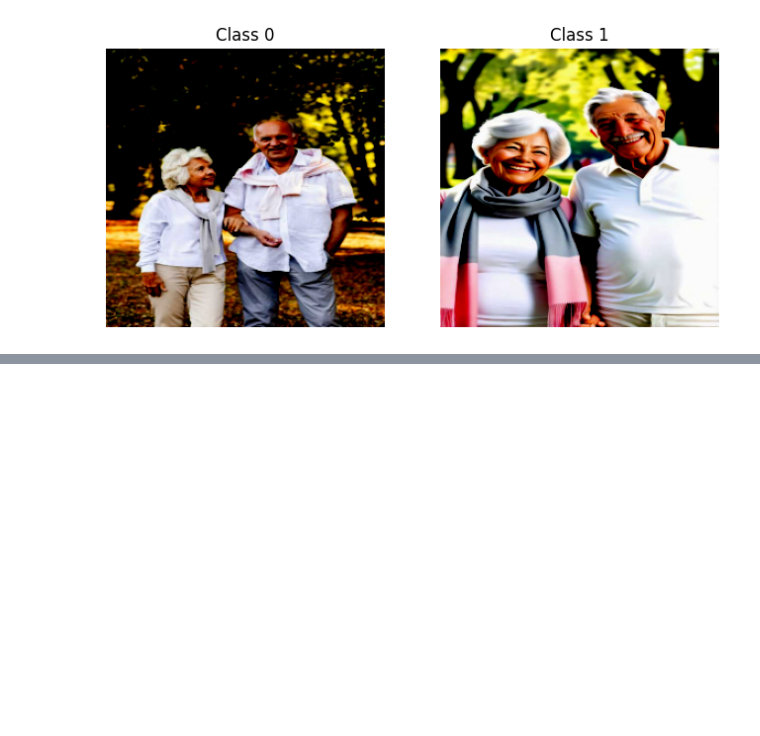
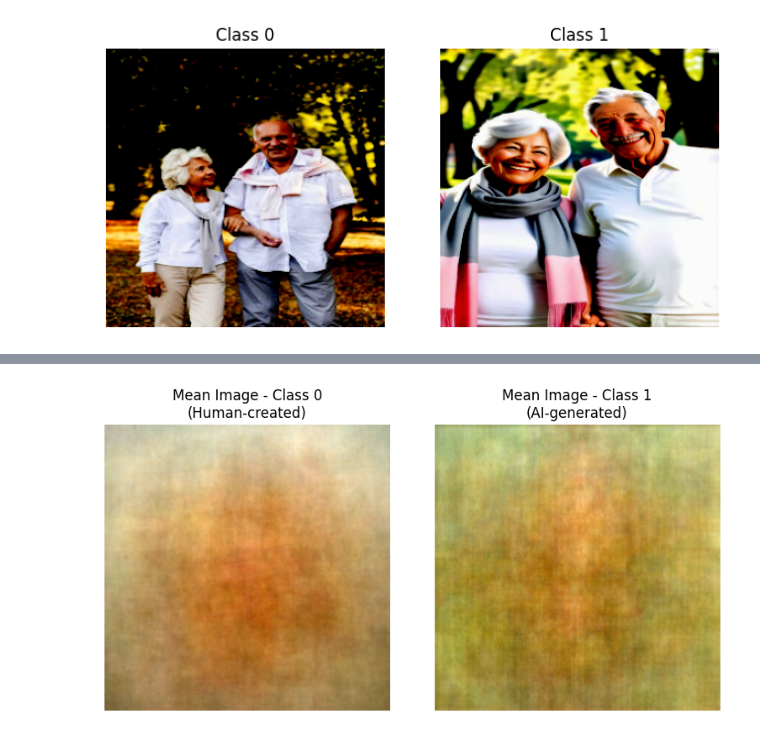
Before and after one commit to UnaiLalana/SDOTML, a Jupyter notebook: notebooks/data_exploration.ipynb, the cells around one changed output, grey strips where cells are left out. Saved outputs shown, nothing was run; the diff lists cells and outputs as text; code cells hidden in the pictures; blank space fills up the shorter version.

```diff
--- a/notebooks/data_exploration.ipynb
+++ b/notebooks/data_exploration.ipynb
@@ -49,0 +87,27 @@ Image tensor shape: torch.Size([1000, 3, 256, 256])
+# %%
+X_float = X_tensor.float()
+
+mean_images = []
+for cls in classes:
+    cls_indices = np.where(labels_np == cls)[0]
+    cls_mean = X_float[cls_indices].mean(dim=0)
+    mean_images.append(cls_mean)
+
+plt.figure(figsize=(8, 4))
+for i, (cls, mean_img) in enumerate(zip(classes, mean_images)):
+    plt.subplot(1, len(classes), i + 1)
+    img = mean_img.numpy().transpose((1, 2, 0))
+    img = (img - img.min()) / (img.max() - img.min())
+    plt.imshow(img)
+    title = f"Mean Image - Class {cls}"
+    if cls == 0:
+        title += "\n(Human-created)"
+    else:
+        title += "\n(AI-generated)"
+    plt.title(title)
+    plt.axis("off")
+
+plt.tight_layout()
+plt.show()
+# %% [output]
+[figure, added]
```
Also changed, not shown: parts of 5 cells of this notebook, 3 other files.
